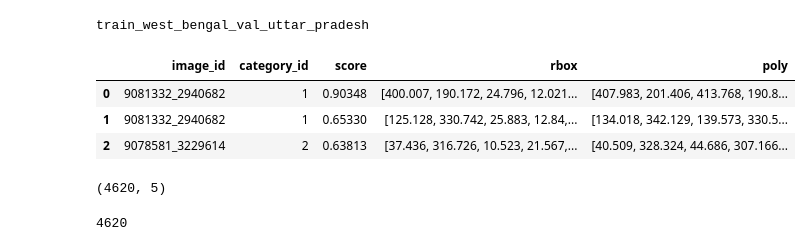
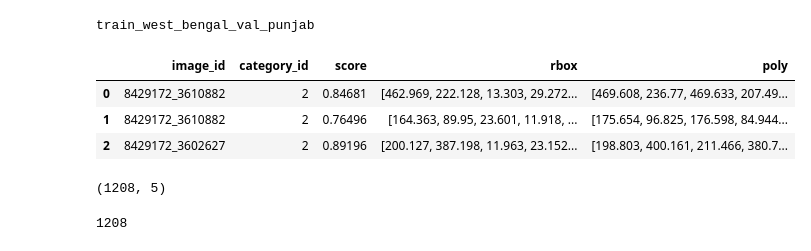
Before and after one commit to rishabh-mondal/ijcai_2025_kilns, a Jupyter notebook: notebooks/performace_matrics.ipynb, the cells around one changed output. Drawn from its saved outputs; the diff is of its cells as text; code cells hidden in the pictures.

```diff
--- a/notebooks/performace_matrics.ipynb
+++ b/notebooks/performace_matrics.ipynb
@@ -32,22 +34,22 @@ def json_lines_to_pandas(file_path):
   return df
 # %%
 base_state="west_bengal"
-target_state="uttar_pradesh"
+target_state="punjab"
 data=f"train_{base_state}_val_{target_state}"
 print(data)
 json_file_path = f"/home/rishabh.mondal/Brick-Kilns-project/ijcai_2025_kilns/runs/obb/{data}_obb_v1_best.pt_640_128_300_0.25_0.50/predictions.json"
 df = json_lines_to_pandas(json_file_path)
 display(df.head(3))
 print(df.shape)
 len(df)
 # %% [output]
-train_west_bengal_val_uttar_pradesh
+train_west_bengal_val_punjab
 |  | image_id | category_id | score | rbox | poly |
-| 0 | 9081332_2940682 | 1 | 0.90348 | [400.007, 190.172, 24.796, 12.021... | [407.983, 201.406, 413.768, 190.8... |
-| 1 | 9081332_2940682 | 1 | 0.65330 | [125.128, 330.742, 25.883, 12.84,... | [134.018, 342.129, 139.573, 330.5... |
-| 2 | 9078581_3229614 | 2 | 0.63813 | [37.436, 316.726, 10.523, 21.567,... | [40.509, 328.324, 44.686, 307.166... |
+| 0 | 8429172_3610882 | 2 | 0.84681 | [462.969, 222.128, 13.303, 29.272... | [469.608, 236.77, 469.633, 207.49... |
+| 1 | 8429172_3610882 | 2 | 0.76496 | [164.363, 89.95, 23.601, 11.918, ... | [175.654, 96.825, 176.598, 84.944... |
+| 2 | 8429172_3602627 | 2 | 0.89196 | [200.127, 387.198, 11.963, 23.152... | [198.803, 400.161, 211.466, 380.7... |
-(4620, 5)
+(1208, 5)
-4620
+1208
 # %%
 #count the number of unique values in the category_id column
 print(df['category_id'].nunique())
```
Also changed, not shown: parts of 11 cells of this notebook, 5 other files.
